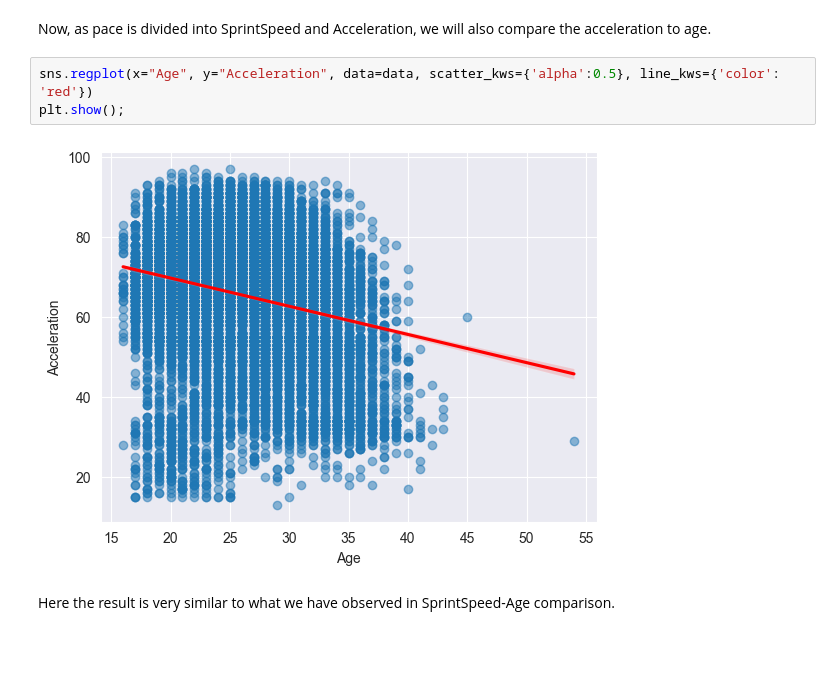
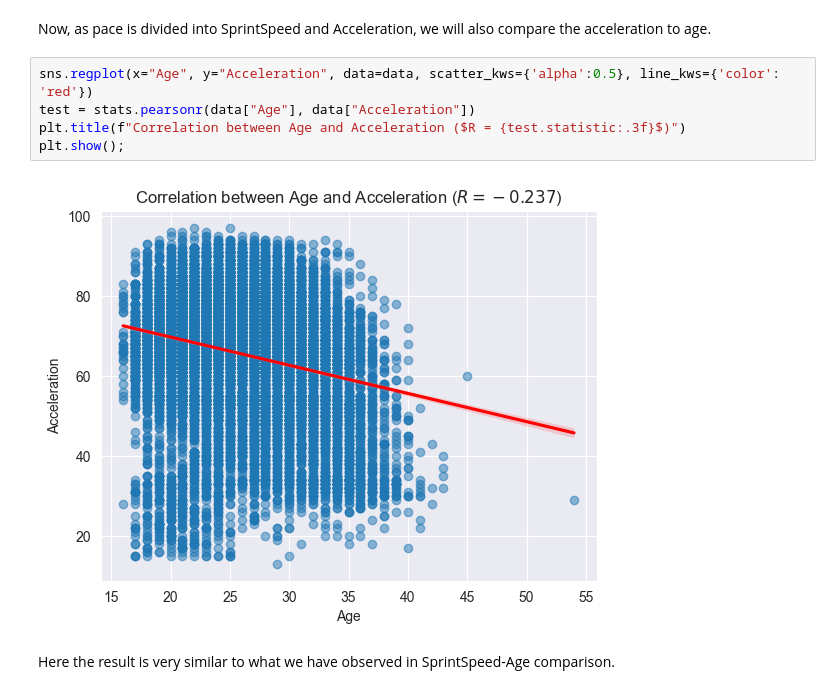
Before and after one commit to zurfil/DataSciencePortfolio, a Jupyter notebook: FIFA/main.ipynb, the cells around one changed output. Saved outputs shown, nothing was run; the diff lists cells and outputs as text; blank space fills up the shorter version.

```diff
--- a/FIFA/main.ipynb
+++ b/FIFA/main.ipynb
@@ -189,9 +195,11 @@ We can observe that the upper bound of the pace slowly decreases as age decrease
 Now, as pace is divided into SprintSpeed and Acceleration, we will also compare the acceleration to age.
 # %%
 sns.regplot(x="Age", y="Acceleration", data=data, scatter_kws={'alpha':0.5}, line_kws={'color': 'red'})
+test = stats.pearsonr(data["Age"], data["Acceleration"])
+plt.title(f"Correlation between Age and Acceleration ($R = {test.statistic:.3f}$)")
 plt.show();
 # %% [output]
-[figure, old version]
+[figure, new version]
 # %% [markdown]
 Here the result is very similar to what we have observed in SprintSpeed-Age comparison.
 # %% [markdown]
```
Also changed, not shown: parts of 5 cells of this notebook.
